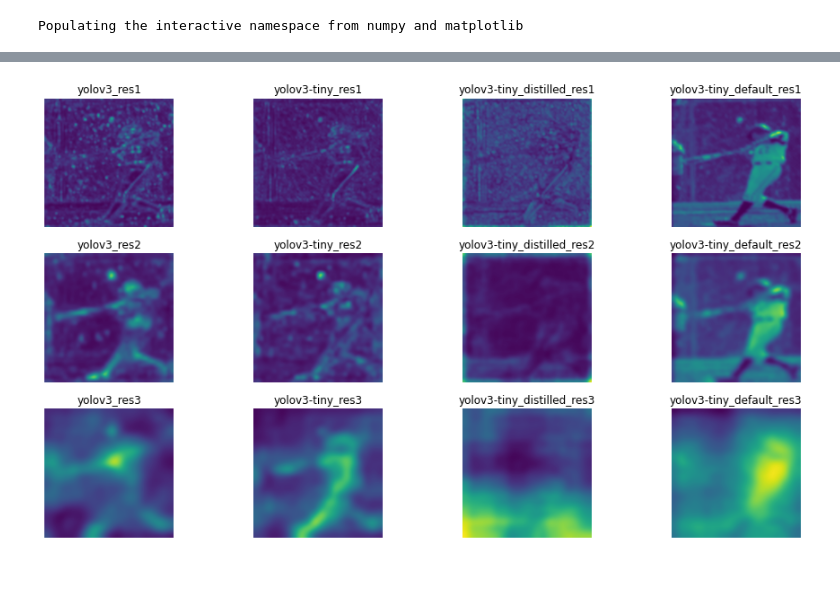
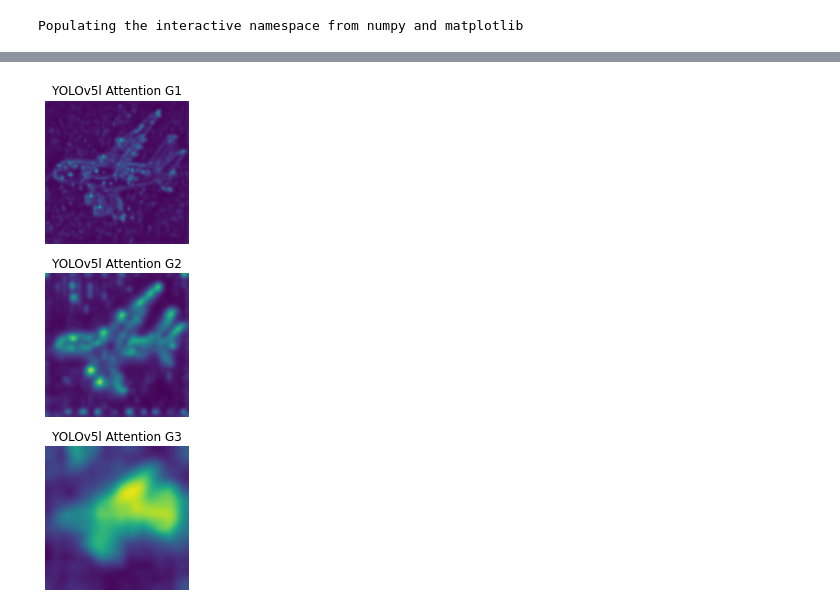
Before and after one commit to myosotisx/yolov5, a Jupyter notebook: visualize.ipynb, the cells around one changed output, grey strips where cells are left out. Cells and saved outputs as stored; diff of their text form; code cells hidden in the pictures; blank space fills up the shorter version.

```diff
--- a/visualize.ipynb
+++ b/visualize.ipynb
@@ -67,7 +67,7 @@ transform = T.Compose([
     T.ToTensor()
 ])
 
-x = Image.open('data/images/people.jpg')
+x = Image.open('data/images/plane2.jpg')
 plt.imshow(x)
 x = transform(x).unsqueeze(0)
 print(x.size())
@@ -77,41 +77,41 @@ torch.Size([1, 3, 640, 640])
 # %%
 model.eval()
 model_tiny.eval()
 model_distilled.eval()
 model_default.eval()
 with torch.no_grad():
     gs = model(x)
     gs_tiny = model_tiny(x)
     gs_distilled = model_distilled(x)
     gs_default = model_default(x)
 
-plt.figure(figsize=(16, 9))
+plt.figure(figsize=(4, 9))
 
 for i, g in enumerate(gs, 0):
-    plt.subplot(3, 4, i*4+1)
+    plt.subplot(3, 1, i+1)
     plt.axis('off')
     plt.imshow(g[0], interpolation='bicubic')
-    plt.title(f'yolov3_res{i+1}')
+    plt.title(f'YOLOv5l Attention G{i+1}')
 
-for i, g in enumerate(gs_tiny, 0):
-    plt.subplot(3, 4, i*4+2)
-    plt.axis('off')
-    plt.imshow(g[0], interpolation='bicubic')
-    plt.title(f'yolov3-tiny_res{i+1}')
+# for i, g in enumerate(gs_tiny, 0):
+#     plt.subplot(3, 4, i*4+2)
+#     plt.axis('off')
+#     plt.imshow(g[0], interpolation='bicubic')
+#     plt.title(f'yolov5s G{i+1}')
 
-for i, g in enumerate(gs_distilled, 0):
-    plt.subplot(3, 4, i*4+3)
-    plt.axis('off')
-    plt.imshow(g[0], interpolation='bicubic')
-    plt.title(f'yolov3-tiny_distilled_res{i+1}')
+# for i, g in enumerate(gs_distilled, 0):
+#     plt.subplot(3, 4, i*4+3)
+#     plt.axis('off')
+#     plt.imshow(g[0], interpolation='bicubic')
+#     plt.title(f'yolov5c distilled G{i+1}')
 
-for i, g in enumerate(gs_default, 0):
-    plt.subplot(3, 4, i*4+4)
-    plt.axis('off')
-    plt.imshow(g[0], interpolation='bicubic')
-    plt.title(f'yolov3-tiny_default_res{i+1}')
+# for i, g in enumerate(gs_default, 0):
+#     plt.subplot(3, 4, i*4+4)
+#     plt.axis('off')
+#     plt.imshow(g[0], interpolation='bicubic')
+#     plt.title(f'yolov5c default G{i+1}')
 
-# plt.savefig('figures/at_2_sum_computer.png')
+plt.savefig('figures/attention.png')
 plt.show()
 # %% [output]
-[figure, old version]
+[figure, new version]
```
Also changed, not shown: parts of 2 cells of this notebook, 8 other files.
